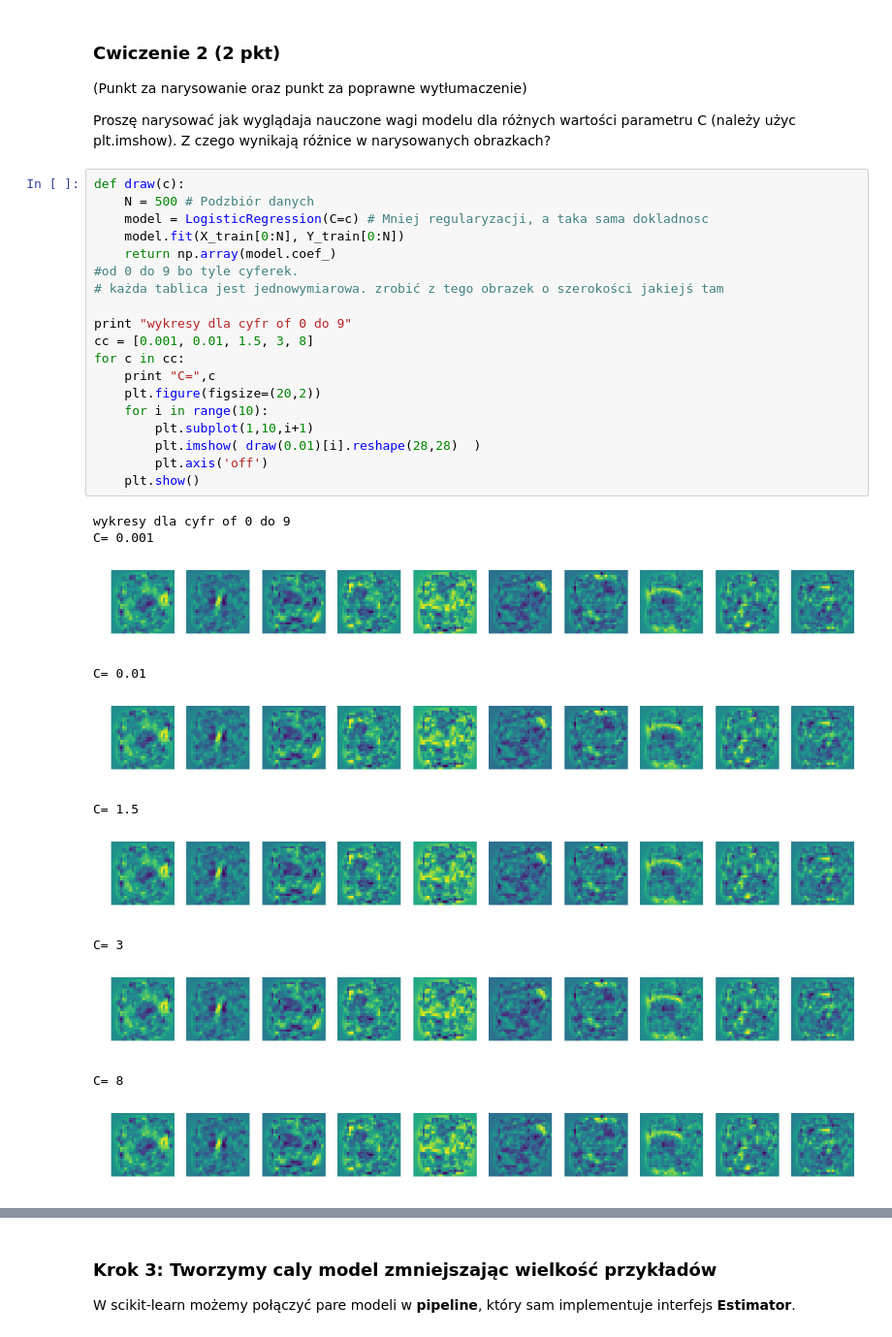
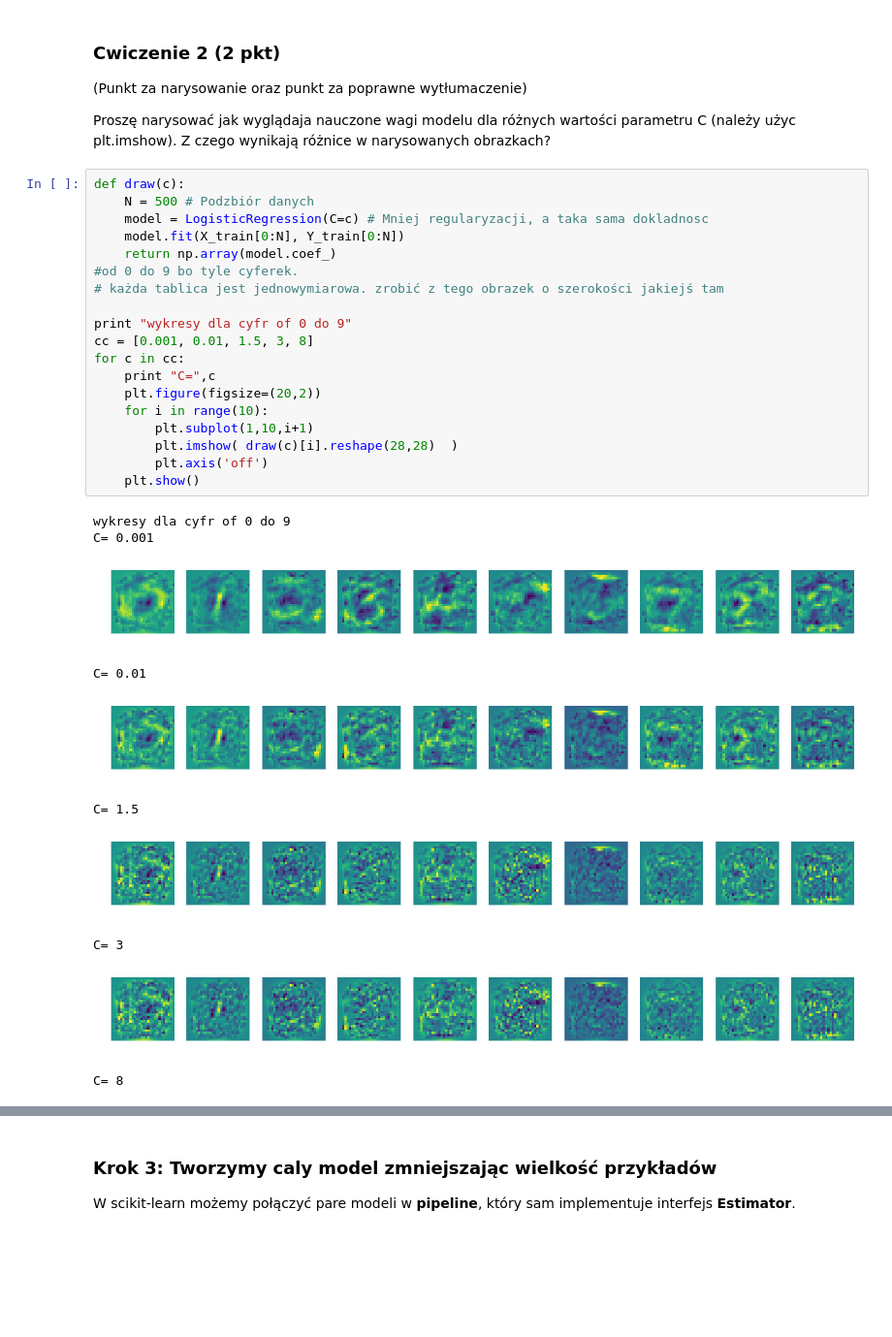
Before and after one commit to 13MaxG/MachineLearningAndrzeja, a Jupyter notebook: L3b.ipynb, the cells around one changed output, grey strips where cells are left out. Shown: that part at 97% size. Drawn from its saved outputs; the diff is of its cells as text; blank space fills up the shorter version.

```diff
--- a/L3b.ipynb
+++ b/L3b.ipynb
@@ -131,34 +131,33 @@ Proszę narysować jak wyglądaja nauczone wagi modelu dla różnych wartości p
 # %%
 def draw(c):
     N = 500 # Podzbiór danych
     model = LogisticRegression(C=c) # Mniej regularyzacji, a taka sama dokladnosc
     model.fit(X_train[0:N], Y_train[0:N])
     return np.array(model.coef_)
 #od 0 do 9 bo tyle cyferek.
 # każda tablica jest jednowymiarowa. zrobić z tego obrazek o szerokości jakiejś tam
 
 print "wykresy dla cyfr of 0 do 9"
 cc = [0.001, 0.01, 1.5, 3, 8]
 for c in cc:
     print "C=",c
     plt.figure(figsize=(20,2))
     for i in range(10):
         plt.subplot(1,10,i+1)
-        plt.imshow( draw(0.01)[i].reshape(28,28)  )
+        plt.imshow( draw(c)[i].reshape(28,28)  )
         plt.axis('off')
     plt.show()
 # %% [output]
 wykresy dla cyfr of 0 do 9
 C= 0.001
-[figure, old version]
+[figure, new version]
 C= 0.01
-[figure, old version]
+[figure, new version]
 C= 1.5
-[figure, old version]
+[figure, new version]
 C= 3
-[figure, old version]
+[figure, new version]
 C= 8
-[figure, removed]
 # %%
 print "Różnice w obrazkach wynikają z kształtu cyfr."
 print "W każdym rozpatrownym przezemnie parametrze c"
```
Also changed, not shown: parts of 7 cells of this notebook.
